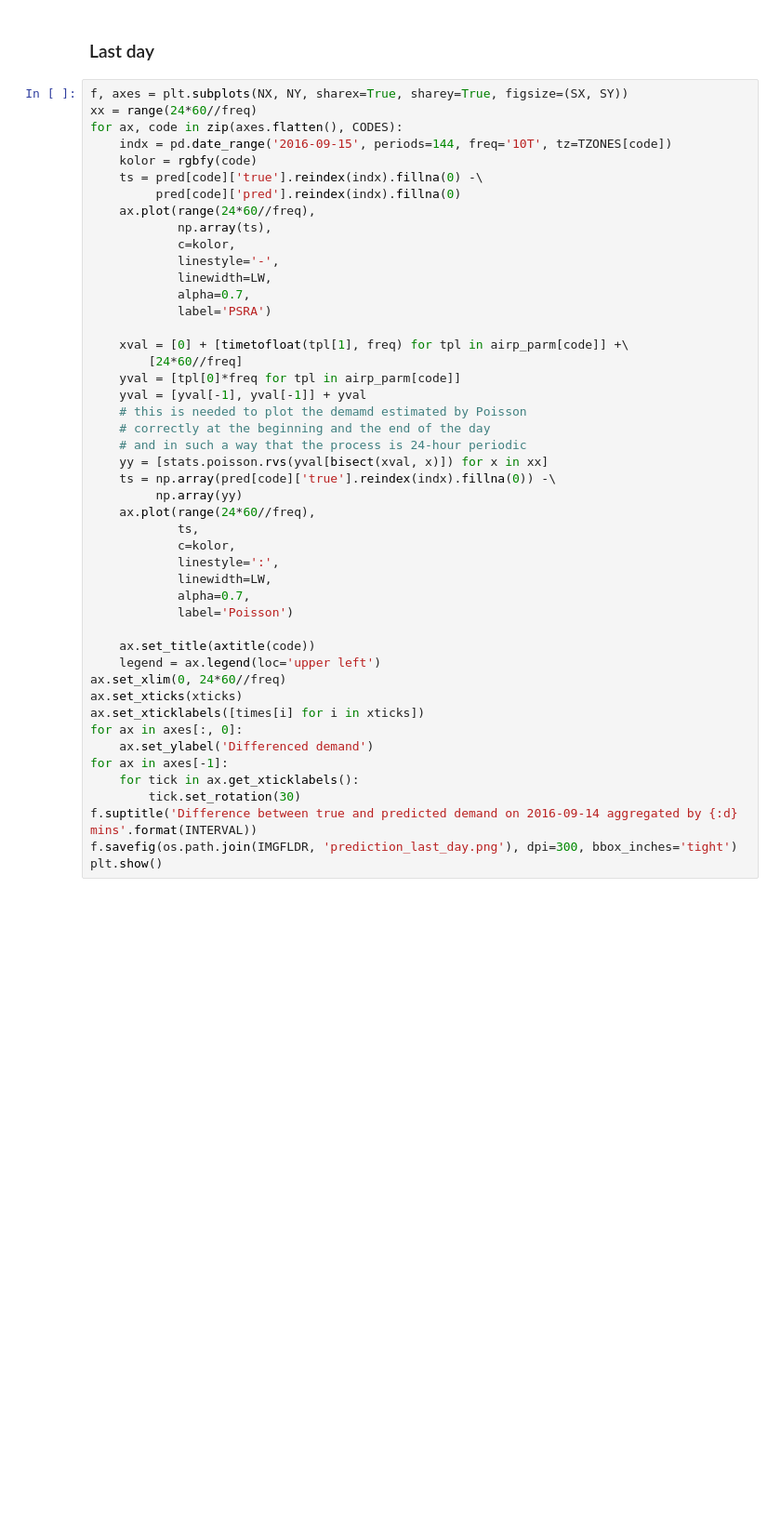
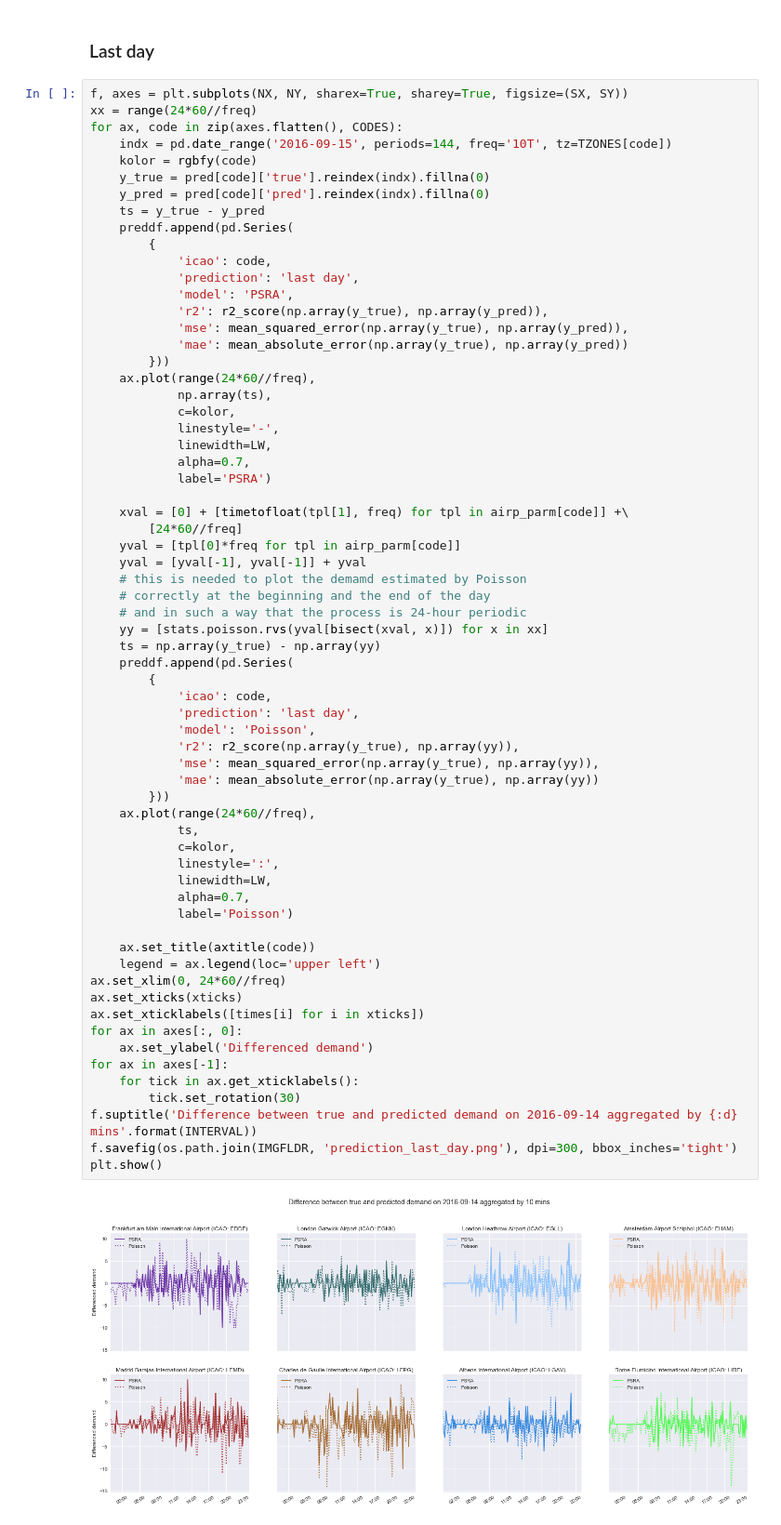
Before and after one commit to clancia/air-traffic-data-driven-modelling, a Jupyter notebook: air_traffic_analysis.ipynb, the cells around one changed output. Shown at 93% size. Saved outputs shown, nothing was run; the diff lists cells and outputs as text; blank space fills up the shorter version.

```diff
--- a/air_traffic_analysis.ipynb
+++ b/air_traffic_analysis.ipynb
@@ -1185,8 +1212,18 @@ xx = range(24*60//freq)
 for ax, code in zip(axes.flatten(), CODES):
     indx = pd.date_range('2016-09-15', periods=144, freq='10T', tz=TZONES[code])
     kolor = rgbfy(code)
-    ts = pred[code]['true'].reindex(indx).fillna(0) -\
-         pred[code]['pred'].reindex(indx).fillna(0)
+    y_true = pred[code]['true'].reindex(indx).fillna(0)
+    y_pred = pred[code]['pred'].reindex(indx).fillna(0)
+    ts = y_true - y_pred
+    preddf.append(pd.Series(
+        {
+            'icao': code,
+            'prediction': 'last day',
+            'model': 'PSRA',
+            'r2': r2_score(np.array(y_true), np.array(y_pred)),
+            'mse': mean_squared_error(np.array(y_true), np.array(y_pred)),
+            'mae': mean_absolute_error(np.array(y_true), np.array(y_pred))
+        }))
     ax.plot(range(24*60//freq),
             np.array(ts),
             c=kolor,
@@ -1197,32 +1234,42 @@ for ax, code in zip(axes.flatten(), CODES):
 
     xval = [0] + [timetofloat(tpl[1], freq) for tpl in airp_parm[code]] +\
         [24*60//freq]
     yval = [tpl[0]*freq for tpl in airp_parm[code]]
     yval = [yval[-1], yval[-1]] + yval
     # this is needed to plot the demamd estimated by Poisson
     # correctly at the beginning and the end of the day
     # and in such a way that the process is 24-hour periodic
     yy = [stats.poisson.rvs(yval[bisect(xval, x)]) for x in xx]
-    ts = np.array(pred[code]['true'].reindex(indx).fillna(0)) -\
-         np.array(yy)
+    ts = np.array(y_true) - np.array(yy)
+    preddf.append(pd.Series(
+        {
+            'icao': code,
+            'prediction': 'last day',
+            'model': 'Poisson',
+            'r2': r2_score(np.array(y_true), np.array(yy)),
+            'mse': mean_squared_error(np.array(y_true), np.array(yy)),
+            'mae': mean_absolute_error(np.array(y_true), np.array(yy))
+        }))
     ax.plot(range(24*60//freq),
             ts,
             c=kolor,
             linestyle=':',
             linewidth=LW,
             alpha=0.7,
             label='Poisson')
 
     ax.set_title(axtitle(code))
     legend = ax.legend(loc='upper left')
 ax.set_xlim(0, 24*60//freq)
 ax.set_xticks(xticks)
 ax.set_xticklabels([times[i] for i in xticks])
 for ax in axes[:, 0]:
     ax.set_ylabel('Differenced demand')
 for ax in axes[-1]:
     for tick in ax.get_xticklabels():
         tick.set_rotation(30)
 f.suptitle('Difference between true and predicted demand on 2016-09-14 aggregated by {:d} mins'.format(INTERVAL))
 f.savefig(os.path.join(IMGFLDR, 'prediction_last_day.png'), dpi=300, bbox_inches='tight')
 plt.show()
+# %% [output]
+[figure, added]
```
Also changed, not shown: parts of 10 cells of this notebook, 21 other files.
